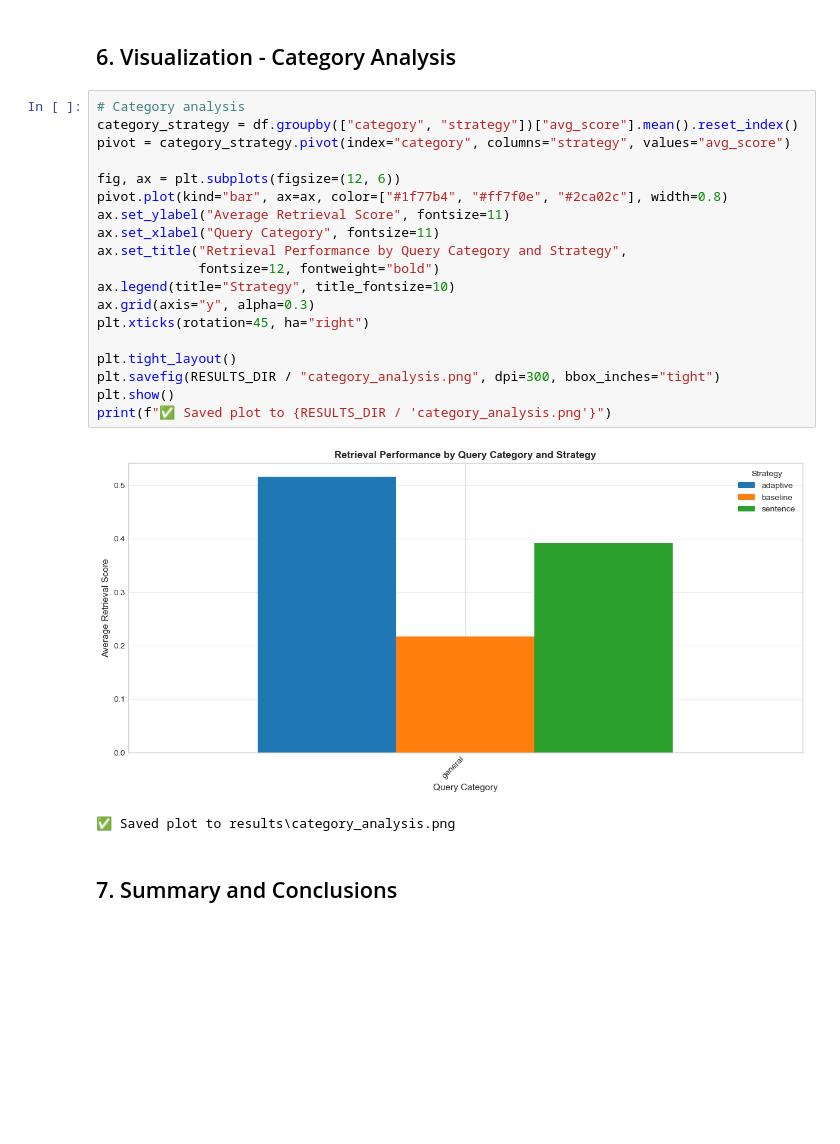
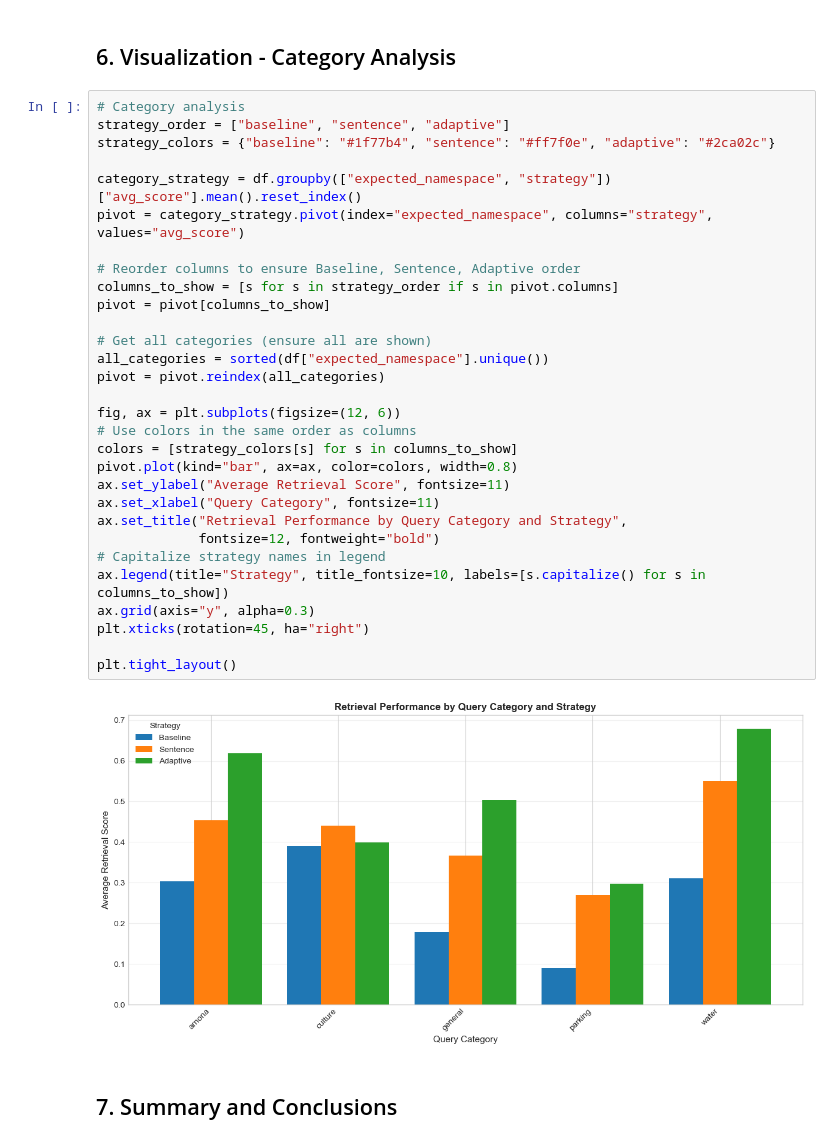
Before and after one commit to tomerbaruch99/lab2, a Jupyter notebook: evaluation/analyze_evaluation_results.ipynb, the cells around one changed output. Cells and saved outputs as stored; diff of their text form; blank space fills up the shorter version.

```diff
--- a/evaluation/analyze_evaluation_results.ipynb
+++ b/evaluation/analyze_evaluation_results.ipynb
@@ -358,26 +358,36 @@ else:
 ## 6. Visualization - Category Analysis
 # %%
 # Category analysis
-category_strategy = df.groupby(["category", "strategy"])["avg_score"].mean().reset_index()
-pivot = category_strategy.pivot(index="category", columns="strategy", values="avg_score")
+strategy_order = ["baseline", "sentence", "adaptive"]
+strategy_colors = {"baseline": "#1f77b4", "sentence": "#ff7f0e", "adaptive": "#2ca02c"}
+
+category_strategy = df.groupby(["expected_namespace", "strategy"])["avg_score"].mean().reset_index()
+pivot = category_strategy.pivot(index="expected_namespace", columns="strategy", values="avg_score")
+
+# Reorder columns to ensure Baseline, Sentence, Adaptive order
+columns_to_show = [s for s in strategy_order if s in pivot.columns]
+pivot = pivot[columns_to_show]
+
+# Get all categories (ensure all are shown)
+all_categories = sorted(df["expected_namespace"].unique())
+pivot = pivot.reindex(all_categories)
 
 fig, ax = plt.subplots(figsize=(12, 6))
-pivot.plot(kind="bar", ax=ax, color=["#1f77b4", "#ff7f0e", "#2ca02c"], width=0.8)
+# Use colors in the same order as columns
+colors = [strategy_colors[s] for s in columns_to_show]
+pivot.plot(kind="bar", ax=ax, color=colors, width=0.8)
 ax.set_ylabel("Average Retrieval Score", fontsize=11)
 ax.set_xlabel("Query Category", fontsize=11)
 ax.set_title("Retrieval Performance by Query Category and Strategy",
              fontsize=12, fontweight="bold")
-ax.legend(title="Strategy", title_fontsize=10)
+# Capitalize strategy names in legend
+ax.legend(title="Strategy", title_fontsize=10, labels=[s.capitalize() for s in columns_to_show])
 ax.grid(axis="y", alpha=0.3)
 plt.xticks(rotation=45, ha="right")
 
 plt.tight_layout()
-plt.savefig(RESULTS_DIR / "category_analysis.png", dpi=300, bbox_inches="tight")
-plt.show()
-print(f"✅ Saved plot to {RESULTS_DIR / 'category_analysis.png'}")
 # %% [output]
-[figure, old version]
+[figure, new version]
-✅ Saved plot to results\category_analysis.png
 # %% [markdown]
 ## 7. Summary and Conclusions
 # %%
```
Also changed, not shown: parts of 9 cells of this notebook, 5 other files.
